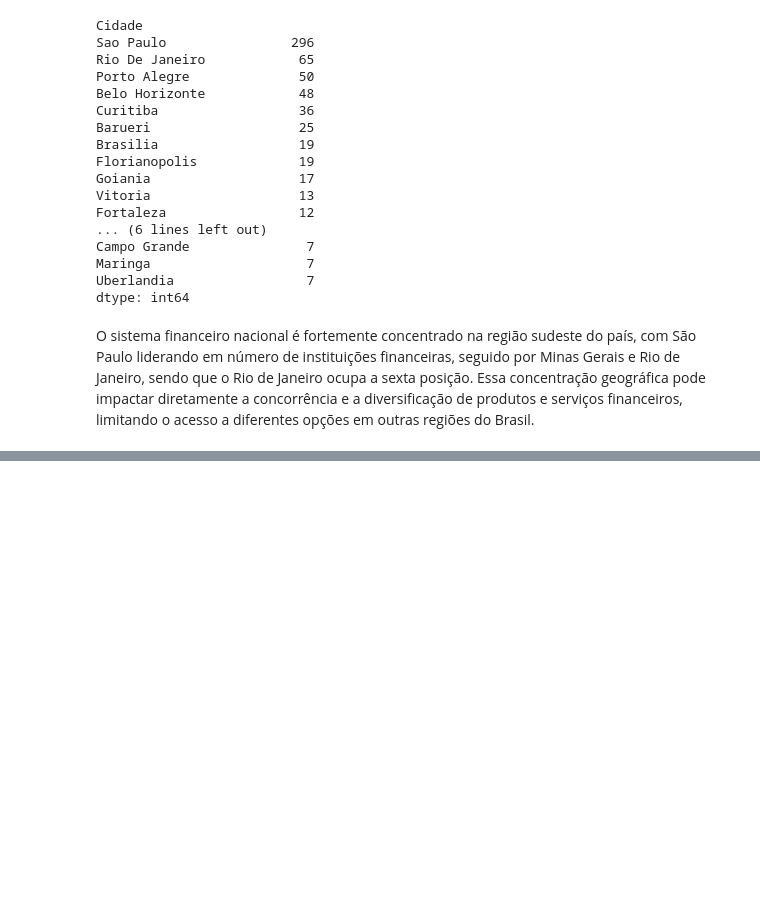
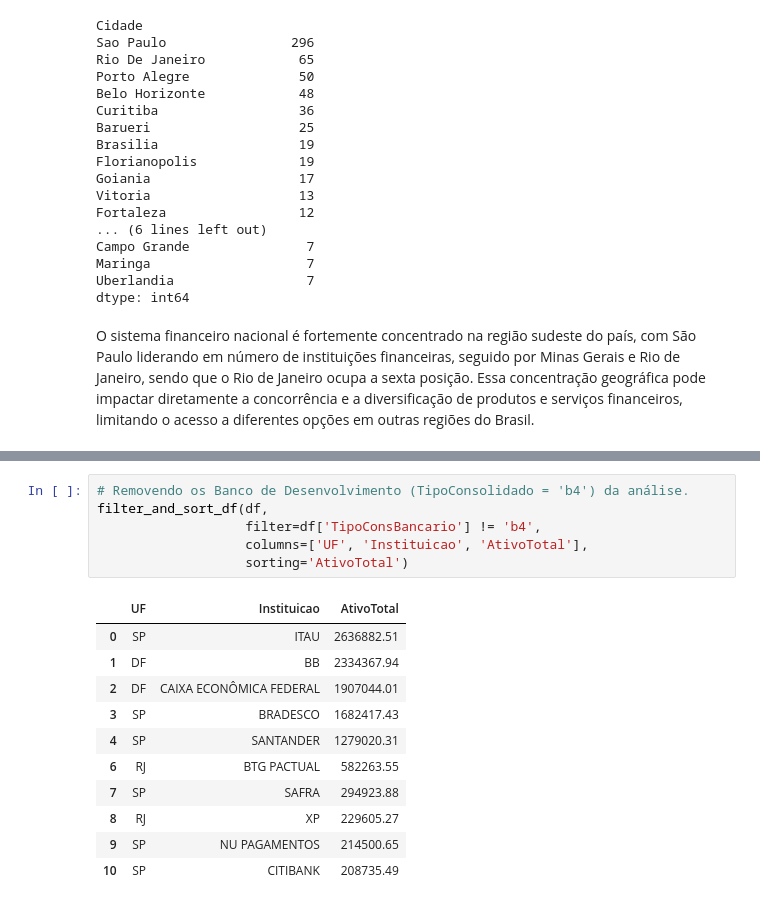
Before and after one commit to alexcamargos/bacen-ifdata-scraper, a Jupyter notebook: data_analytics/summary_prudential_conglomerates.ipynb, the cells around one changed output, grey strips where cells are left out. Drawn from its saved outputs; the diff is of its cells as text; blank space fills up the shorter version.

```diff
--- a/data_analytics/summary_financial_conglomerates.ipynb
+++ b/data_analytics/summary_prudential_conglomerates.ipynb
@@ -522,0 +577,18 @@ O sistema financeiro nacional é fortemente concentrado na região sudeste do pa
+# %%
+# Removendo os Banco de Desenvolvimento (TipoConsolidado = 'b4') da análise.
+filter_and_sort_df(df,
+                   filter=df['TipoConsBancario'] != 'b4',
+                   columns=['UF', 'Instituicao', 'AtivoTotal'],
+                   sorting='AtivoTotal')
+# %% [output]
+|  | UF | Instituicao | AtivoTotal |
+| 0 | SP | ITAU | 2636882.51 |
+| 1 | DF | BB | 2334367.94 |
+| 2 | DF | CAIXA ECONÔMICA FEDERAL | 1907044.01 |
+| 3 | SP | BRADESCO | 1682417.43 |
+| 4 | SP | SANTANDER | 1279020.31 |
+| 6 | RJ | BTG PACTUAL | 582263.55 |
+| 7 | SP | SAFRA | 294923.88 |
+| 8 | RJ | XP | 229605.27 |
+| 9 | SP | NU PAGAMENTOS | 214500.65 |
+| 10 | SP | CITIBANK | 208735.49 |
```
Also changed, not shown: parts of 18 cells of this notebook.
